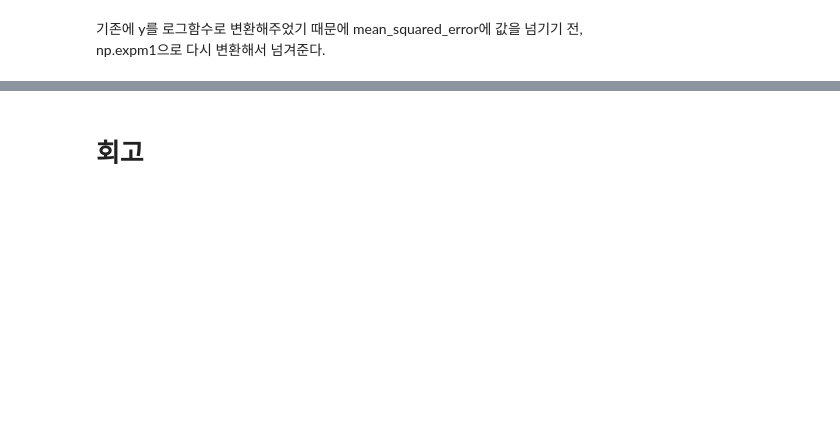
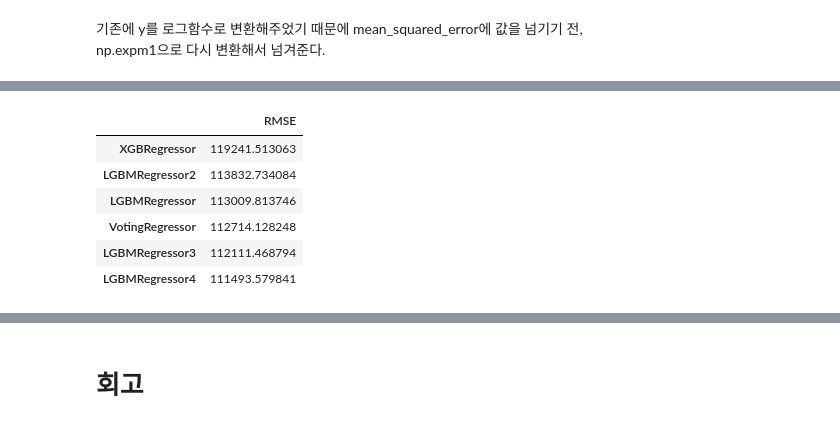
Before and after one commit to CandyBrain/AIFFEL, a Jupyter notebook: [E-05]_My_First_Kaggle.ipynb, the cells around one changed output, grey strips where cells are left out. Drawn from its saved outputs; the diff is of its cells as text; code cells hidden in the pictures; blank space fills up the shorter version.

```diff
--- a/[E-05]_My_First_Kaggle.ipynb
+++ b/[E-05]_My_First_Kaggle.ipynb
@@ -639,0 +623,10 @@ save_submission(model, train, y, test, 'lgbm', rmsle='0.159174')
+# %%
+xgboost = XGBRegressor(learning_rate=0.015, max_depth=9, n_estimators=1600, random_state=random_state)
+lightgbm0 = LGBMRegressor(boosting='goss', learning_rate=0.015, max_depth=9, n_estimators=1600, random_state=random_state)
+lightgbm1 = LGBMRegressor(boosting='goss', learning_rate=0.015, max_depth=9, n_estimators=1400, random_state=random_state)
+lightgbm2 = LGBMRegressor(boosting='goss', learning_rate=0.015, max_depth=9, n_estimators=2000, random_state=random_state)
+lightgbm3 = LGBMRegressor(boosting='goss', learning_rate=0.015, max_depth=7, n_estimators=2000, random_state=random_state)
+ereg = VotingRegressor(estimators=[('xgb', xgboost), ('lgbm0', lightgbm0), ('lgbm1', lightgbm1), ('lgbm2', lightgbm2), ('lgbm3', lightgbm3)])
+# %%
+get_scores([xgboost, lightgbm0, lightgbm1, lightgbm2, lightgbm3, ereg], train, y)
+# %% [output]
@@ -639,0 +638,7 @@ save_submission(model, train, y, test, 'lgbm', rmsle='0.159174')
+|  | RMSE |
+| XGBRegressor | 119241.513063 |
+| LGBMRegressor2 | 113832.734084 |
+| LGBMRegressor | 113009.813746 |
+| VotingRegressor | 112714.128248 |
+| LGBMRegressor3 | 112111.468794 |
+| LGBMRegressor4 | 111493.579841 |
```
Also changed, not shown: parts of 42 cells of this notebook.
